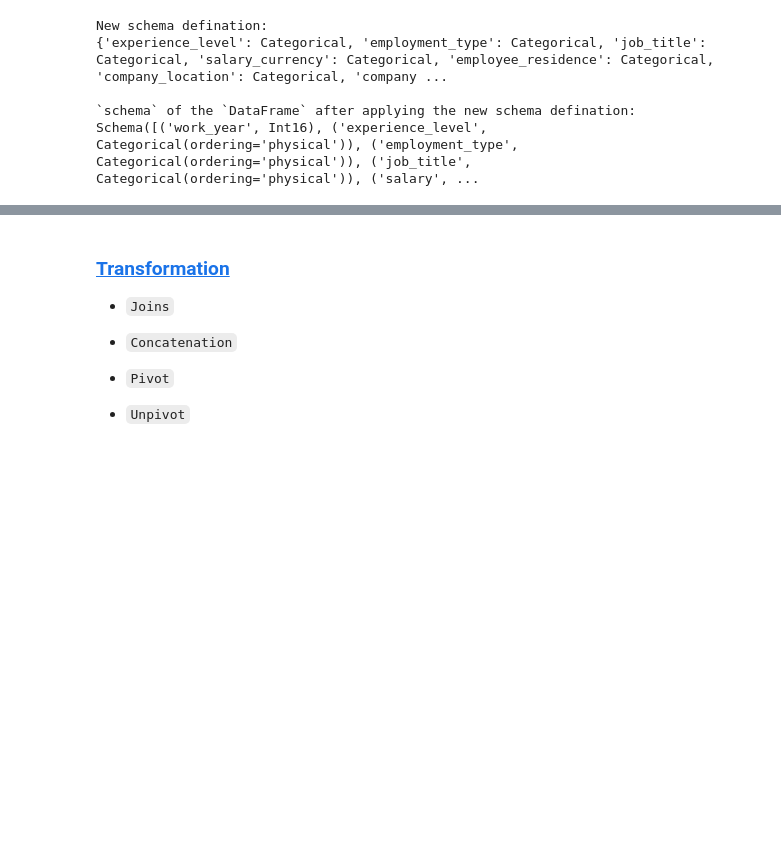
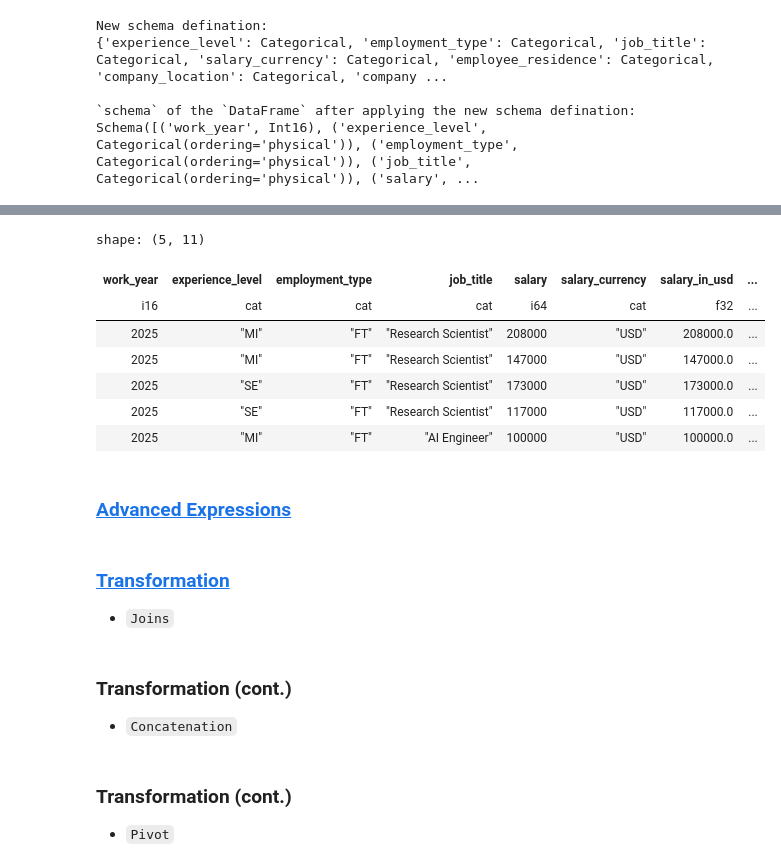
Before and after one commit to shatadrusaha/python-examples, a Jupyter notebook: polars-exploration/explore-polars.ipynb, the cells around one changed output, grey strips where cells are left out. Cells and saved outputs as stored; diff of their text form; code cells hidden in the pictures; blank space fills up the shorter version.

Commit message:
'expressions' and 'context' basic usage

```diff
--- a/polars-exploration/explore-polars.ipynb
+++ b/polars-exploration/explore-polars.ipynb
@@ -348,0 +566,13 @@ Polars has developed its own `Domain Specific Language` (DSL) for transforming d
+# %%
+df_salary.head()
+# %% [output]
+shape: (5, 11)
+| work_year | experience_level | employment_type | job_title | salary | salary_currency | salary_in_usd | ... |
+| i16 | cat | cat | cat | i64 | cat | f32 | ... |
+| 2025 | "MI" | "FT" | "Research Scientist" | 208000 | "USD" | 208000.0 | ... |
+| 2025 | "MI" | "FT" | "Research Scientist" | 147000 | "USD" | 147000.0 | ... |
+| 2025 | "SE" | "FT" | "Research Scientist" | 173000 | "USD" | 173000.0 | ... |
+| 2025 | "SE" | "FT" | "Research Scientist" | 117000 | "USD" | 117000.0 | ... |
+| 2025 | "MI" | "FT" | "AI Engineer" | 100000 | "USD" | 100000.0 | ... |
+# %% [markdown]
+### [Advanced Expressions](https://docs.pola.rs/user-guide/expressions/)
@@ -350,9 +582,11 @@ Polars has developed its own `Domain Specific Language` (DSL) for transforming d
 ### [Transformation](https://docs.pola.rs/user-guide/transformations/)
 
 - `Joins`
-
-- `Concatenation`
-
-- `Pivot`
-
-- `Unpivot`
+# %% [markdown]
+### Transformation (cont.)
+
+- `Concatenation`
+# %% [markdown]
+### Transformation (cont.)
+
+- `Pivot`
```
Also changed, not shown: parts of 15 cells of this notebook.
